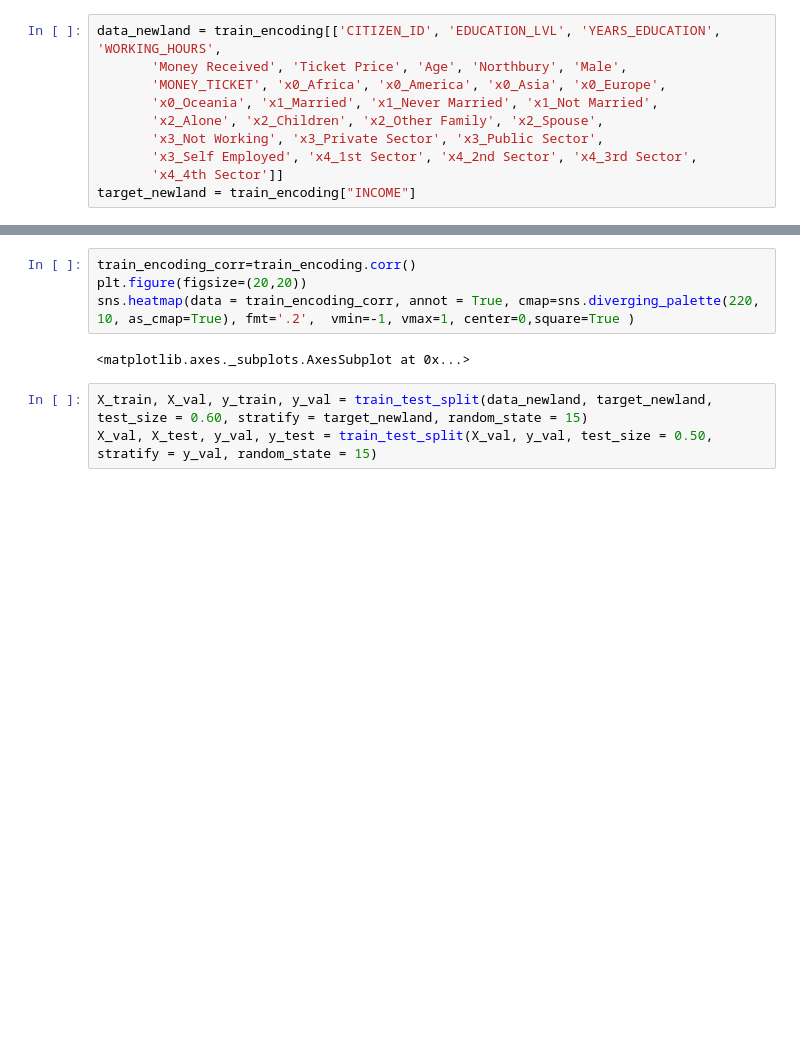
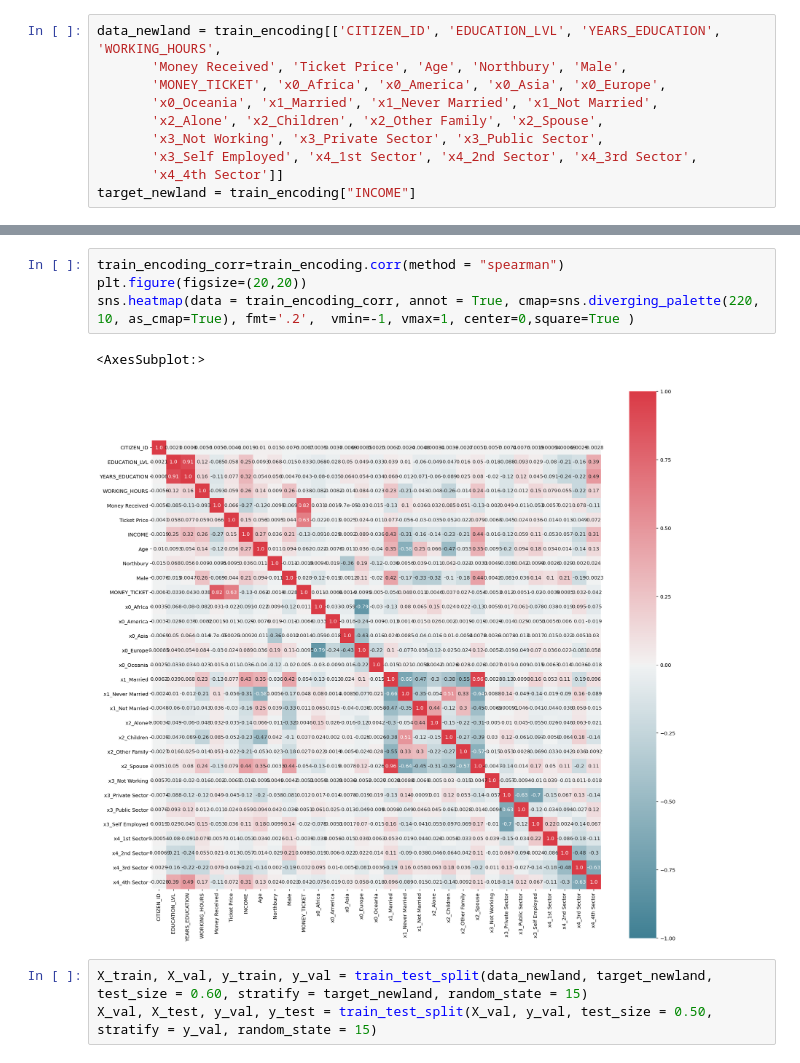
Before and after one commit to martaldsantos/newland_project, a Jupyter notebook: ML_Project.ipynb, the cells around one changed output, grey strips where cells are left out. Drawn from its saved outputs; the diff is of its cells as text; blank space fills up the shorter version.

Commit message:
spearman

```diff
--- a/ML_Project.ipynb
+++ b/ML_Project.ipynb
@@ -861,9 +864,10 @@ hist_box_maker(train_encoding[["YEARS_EDUCATION", "WORKING_HOURS", "Age", "MONEY
 # %%
-train_encoding_corr=train_encoding.corr()
+train_encoding_corr=train_encoding.corr(method = "spearman")
 plt.figure(figsize=(20,20))
 sns.heatmap(data = train_encoding_corr, annot = True, cmap=sns.diverging_palette(220, 10, as_cmap=True), fmt='.2',  vmin=-1, vmax=1, center=0,square=True )
 # %% [output]
-<matplotlib.axes._subplots.AxesSubplot at 0x...>
+<AxesSubplot:>
+[figure, added]
 # %%
 X_train, X_val, y_train, y_val = train_test_split(data_newland, target_newland, test_size = 0.60, stratify = target_newland, random_state = 15)
 X_val, X_test, y_val, y_test = train_test_split(X_val, y_val, test_size = 0.50, stratify = y_val, random_state = 15)
```
Also changed, not shown: parts of 7 cells of this notebook.
